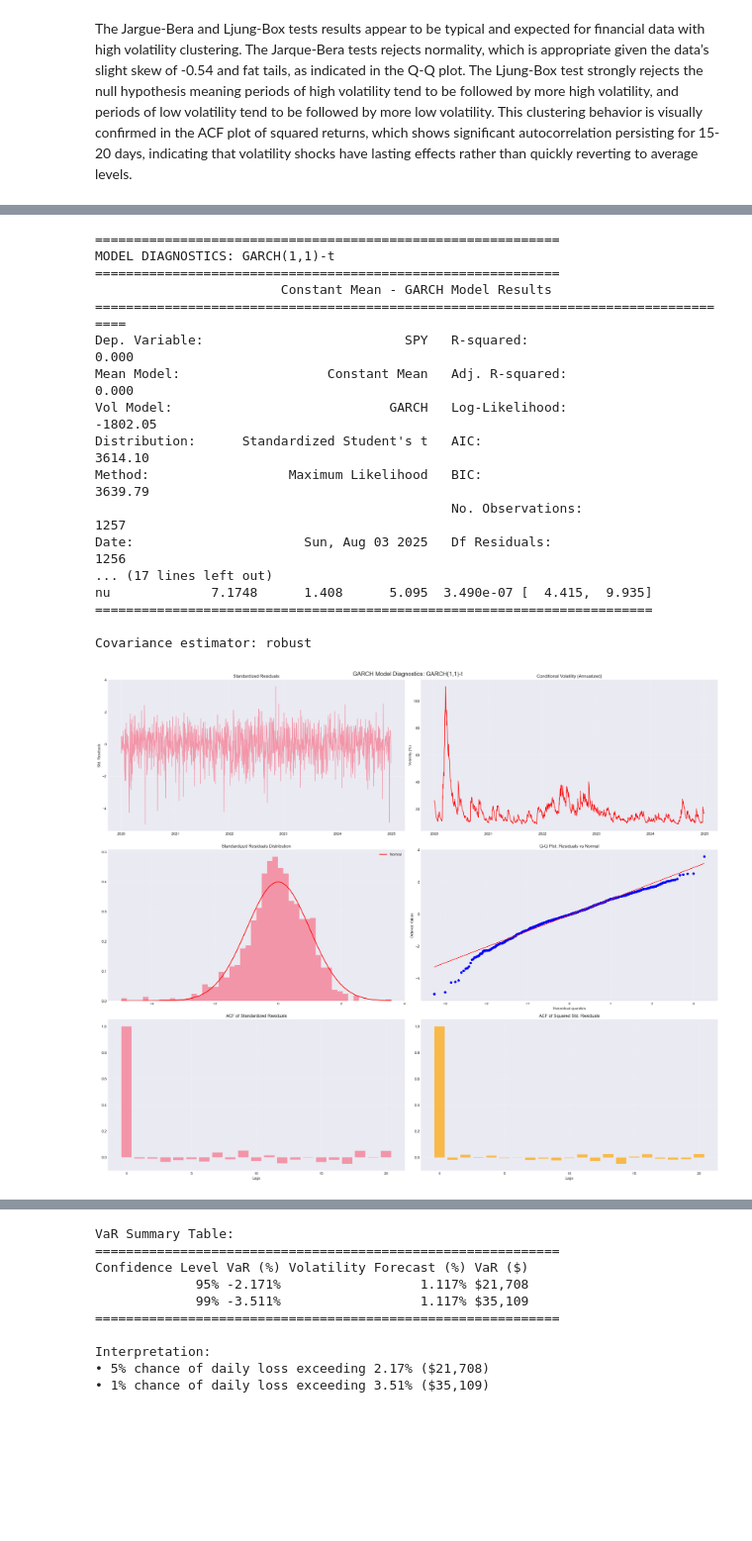
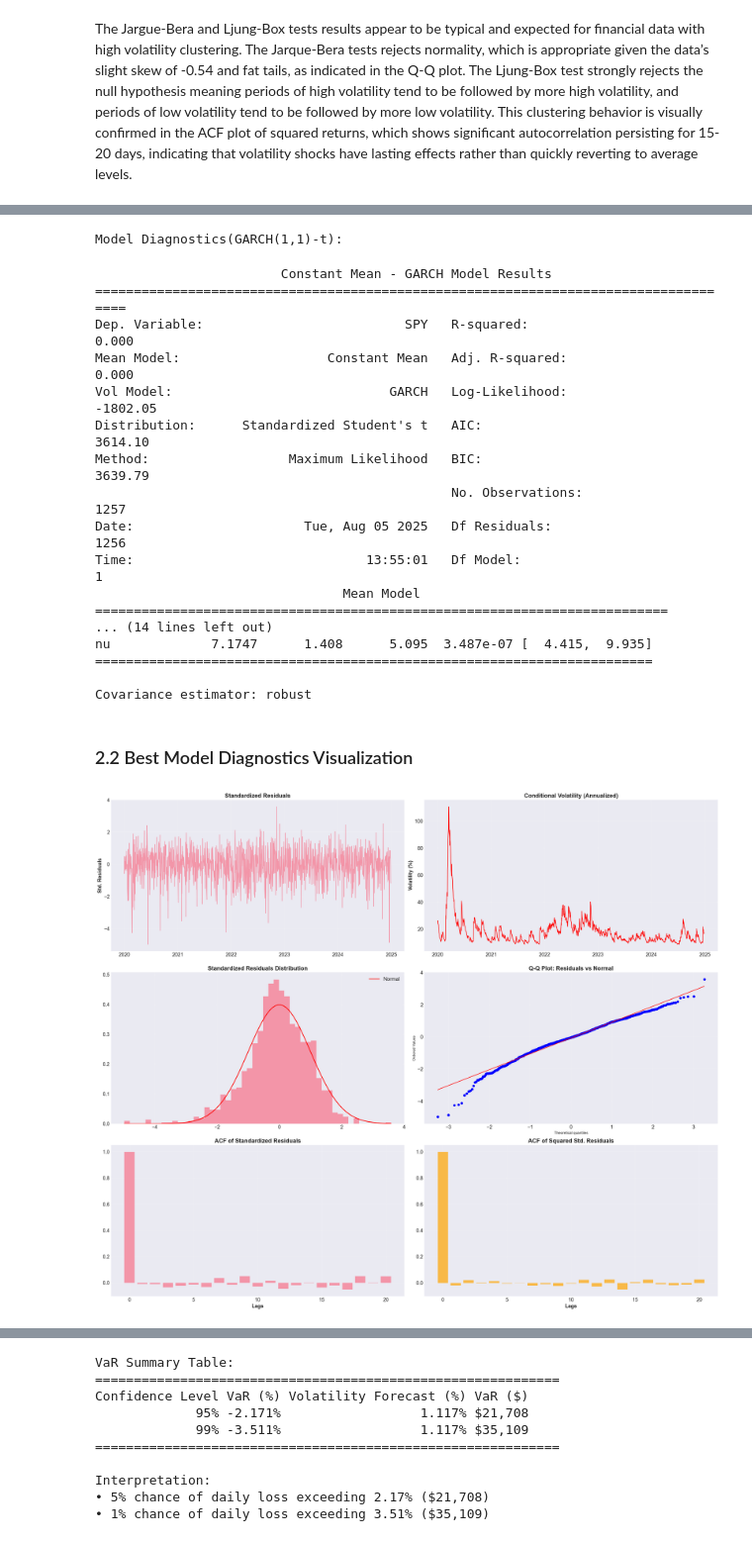
Before and after one commit to imoore99/GARCH, a Jupyter notebook: GARCH.ipynb, the cells around one changed output, grey strips where cells are left out. Shown at 99% size. Saved outputs shown, nothing was run; the diff lists cells and outputs as text; code cells hidden in the pictures; blank space fills up the shorter version.

```diff
--- a/GARCH.ipynb
+++ b/GARCH.ipynb
@@ -404,21 +1239,30 @@ Short Analysis of comparisons will go here.
+# %%
+print(f"\033[1mModel Diagnostics({best_model_name}):\033[0m")
+# %% [output]
+Model Diagnostics(GARCH(1,1)-t):
+# %%
+print(fitted_models[best_model_name].summary())
+# %% [output]
+                        Constant Mean - GARCH Model Results
+====================================================================================
+Dep. Variable:                          SPY   R-squared:                       0.000
+Mean Model:                   Constant Mean   Adj. R-squared:                  0.000
+Vol Model:                            GARCH   Log-Likelihood:               -1802.05
+Distribution:      Standardized Student's t   AIC:                           3614.10
+Method:                  Maximum Likelihood   BIC:                           3639.79
+                                              No. Observations:                 1257
+Date:                      Tue, Aug 05 2025   Df Residuals:                     1256
+Time:                              13:55:01   Df Model:                            1
+                                Mean Model
+==========================================================================
+... (14 lines left out)
+nu             7.1747      1.408      5.095  3.487e-07 [  4.415,  9.935]
+========================================================================
+
+Covariance estimator: robust
+# %% [markdown]
+### 2.2 Best Model Diagnostics Visualization
 # %%
-std_residuals, conditional_vols = model_diagnostics(best_model_name)
+std_residuals, conditional_vols = model_diagnostics_plots(best_model_name, fitted_models)
 # %% [output]
-============================================================
-MODEL DIAGNOSTICS: GARCH(1,1)-t
-============================================================
-                        Constant Mean - GARCH Model Results
-====================================================================================
-Dep. Variable:                          SPY   R-squared:                       0.000
-Mean Model:                   Constant Mean   Adj. R-squared:                  0.000
-Vol Model:                            GARCH   Log-Likelihood:               -1802.05
-Distribution:      Standardized Student's t   AIC:                           3614.10
-Method:                  Maximum Likelihood   BIC:                           3639.79
-                                              No. Observations:                 1257
-Date:                      Sun, Aug 03 2025   Df Residuals:                     1256
-... (17 lines left out)
-nu             7.1748      1.408      5.095  3.490e-07 [  4.415,  9.935]
-========================================================================
-
-Covariance estimator: robust
-[figure, old version]
+[figure, new version]
```
Also changed, not shown: parts of 88 cells of this notebook, 4 other files.
